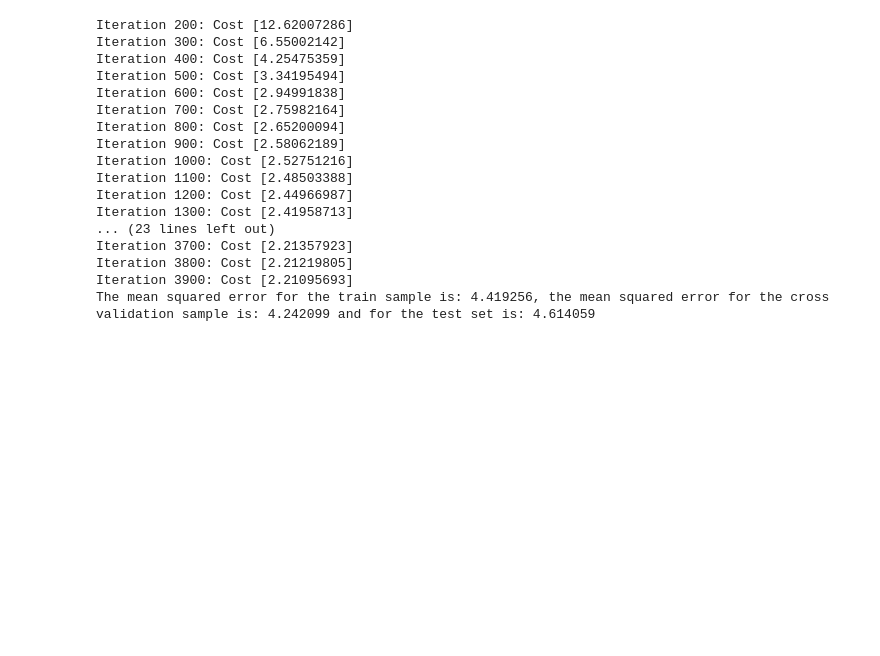
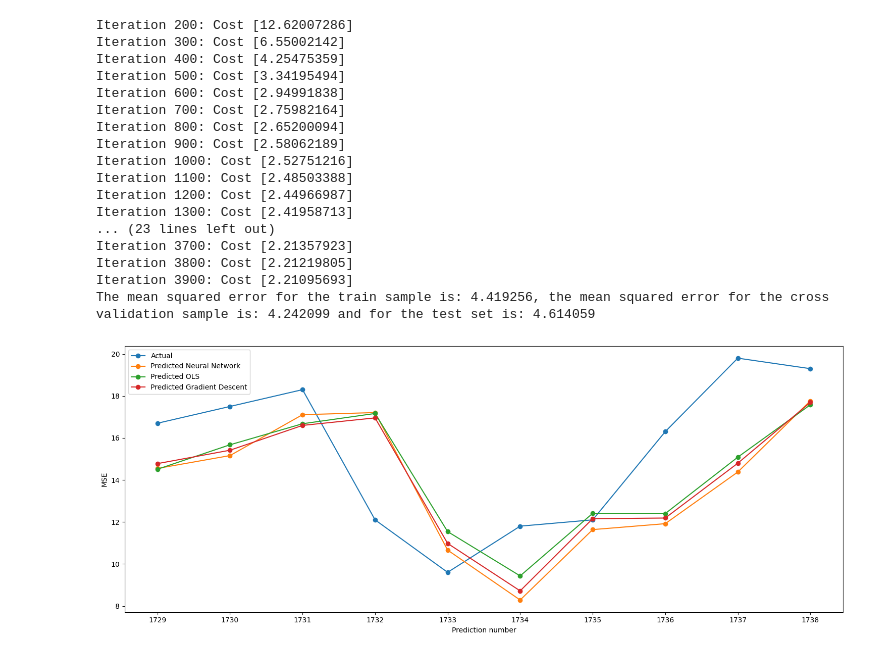
Before and after one commit to udrag/Linear_Regression_dev, a Jupyter notebook: Linear_regression_predictions.ipynb, the cells around one changed output. Cells and saved outputs as stored; diff of their text form; code cells hidden in the pictures; blank space fills up the shorter version.

Commit message:
compare all models

```diff
--- a/Linear_regression_predictions.ipynb
+++ b/Linear_regression_predictions.ipynb
@@ -167,3 +167,11 @@ Iteration 3700: Cost [2.21357923]
 Iteration 3800: Cost [2.21219805]
 Iteration 3900: Cost [2.21095693]
 The mean squared error for the train sample is: 4.419256, the mean squared error for the cross validation sample is: 4.242099 and for the test set is: 4.614059
+# %%
+# Labels for the model names
+model_labels = ['Neural Network', 'OLS', 'Gradient Descent']
+
+# Plot Predicted values vs actual ones
+plot_actual_vs_predicted(y_test, pred_test_nn, pred_test_gd, pred_test_ols, labels=model_labels, observations=10)
+# %% [output]
+[figure, added]
```
